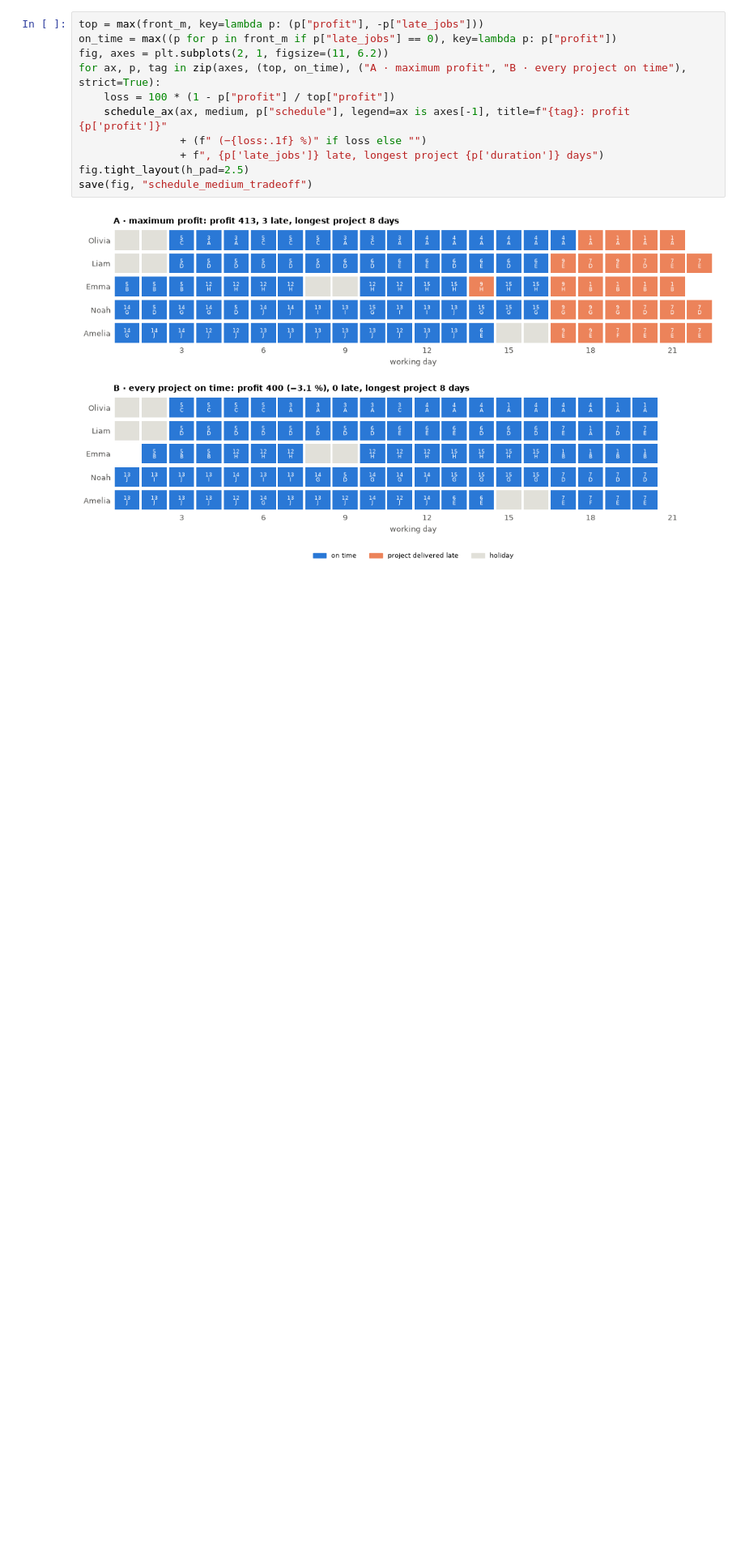
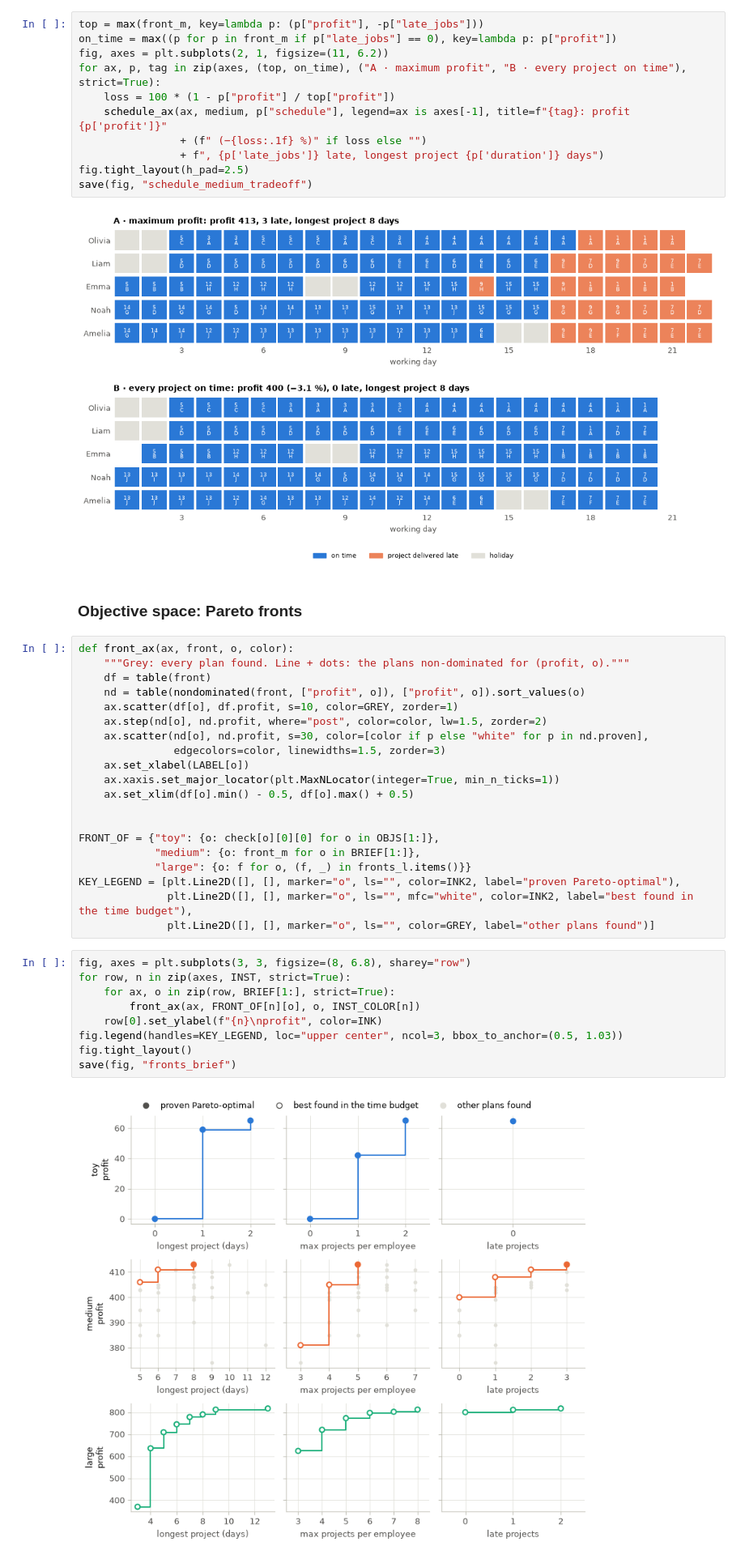
Before and after one commit to amithkm9/Decision_Modeling, a Jupyter notebook: CompuOpti_staffing_improved (1).ipynb, the cells around one changed output. Shown at 81% size. Saved outputs shown, nothing was run; the diff lists cells and outputs as text; blank space fills up the shorter version.

Commit message:
Add Pareto front figures

```diff
--- a/CompuOpti_staffing_improved (1).ipynb
+++ b/CompuOpti_staffing_improved (1).ipynb
@@ -1167,3 +1167,36 @@ fig.tight_layout(h_pad=2.5)
 save(fig, "schedule_medium_tradeoff")
 # %% [output]
 [figure]
+# %% [markdown]
+### Objective space: Pareto fronts
+# %%
+def front_ax(ax, front, o, color):
+    """Grey: every plan found. Line + dots: the plans non-dominated for (profit, o)."""
+    df = table(front)
+    nd = table(nondominated(front, ["profit", o]), ["profit", o]).sort_values(o)
+    ax.scatter(df[o], df.profit, s=10, color=GREY, zorder=1)
+    ax.step(nd[o], nd.profit, where="post", color=color, lw=1.5, zorder=2)
+    ax.scatter(nd[o], nd.profit, s=30, color=[color if p else "white" for p in nd.proven],
+               edgecolors=color, linewidths=1.5, zorder=3)
+    ax.set_xlabel(LABEL[o])
+    ax.xaxis.set_major_locator(plt.MaxNLocator(integer=True, min_n_ticks=1))
+    ax.set_xlim(df[o].min() - 0.5, df[o].max() + 0.5)
+
+
+FRONT_OF = {"toy": {o: check[o][0][0] for o in OBJS[1:]},
+            "medium": {o: front_m for o in BRIEF[1:]},
+            "large": {o: f for o, (f, _) in fronts_l.items()}}
+KEY_LEGEND = [plt.Line2D([], [], marker="o", ls="", color=INK2, label="proven Pareto-optimal"),
+              plt.Line2D([], [], marker="o", ls="", mfc="white", color=INK2, label="best found in the time budget"),
+              plt.Line2D([], [], marker="o", ls="", color=GREY, label="other plans found")]
+# %%
+fig, axes = plt.subplots(3, 3, figsize=(8, 6.8), sharey="row")
+for row, n in zip(axes, INST, strict=True):
+    for ax, o in zip(row, BRIEF[1:], strict=True):
+        front_ax(ax, FRONT_OF[n][o], o, INST_COLOR[n])
+    row[0].set_ylabel(f"{n}\nprofit", color=INK)
+fig.legend(handles=KEY_LEGEND, loc="upper center", ncol=3, bbox_to_anchor=(0.5, 1.03))
+fig.tight_layout()
+save(fig, "fronts_brief")
+# %% [output]
+[figure, added]
```
Also changed, not shown: parts of 1 cell of this notebook.
